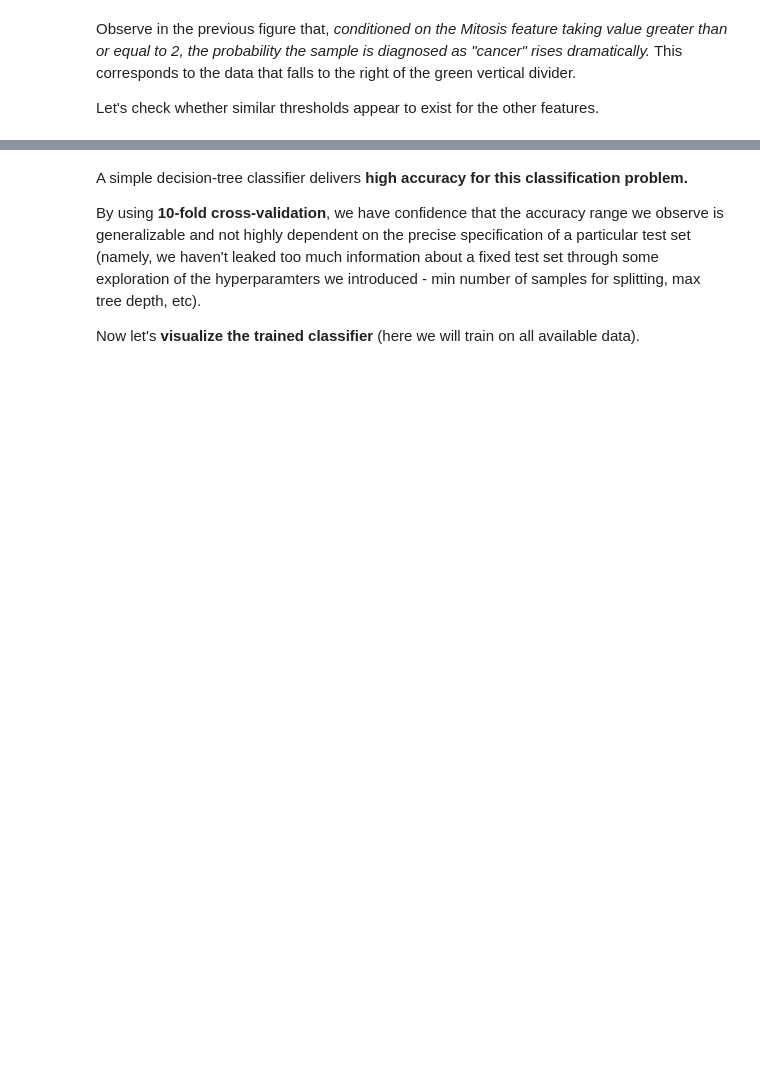
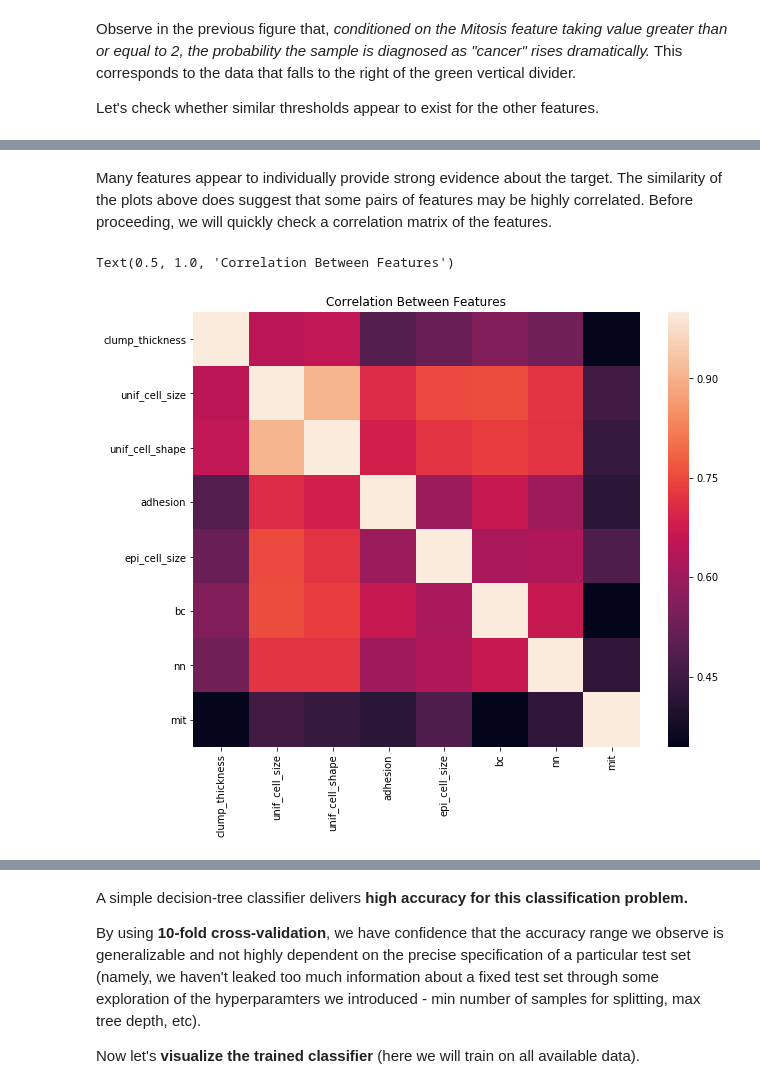
Before and after one commit to gwenspencer/Data_Challenges, a Jupyter notebook: Data Challenge 1/Data Challenge 1 EDA.ipynb, the cells around one changed output, grey strips where cells are left out. Drawn from its saved outputs; the diff is of its cells as text; code cells hidden in the pictures; blank space fills up the shorter version.

```diff
--- a/Data Challenge 1/Data Challenge 1 EDA.ipynb
+++ b/Data Challenge 1/Data Challenge 1 EDA.ipynb
@@ -174,6 +185,23 @@ for index in list(range(len(breast_cancer))):
     natural_labels.append(int((breast_cancer['class'][index]-2)/2))
 
 breast_cancer['target'] = natural_labels
+# %% [markdown]
+Many features appear to individually provide strong evidence about the target. The similarity of the plots above does suggest that some pairs of features may be highly correlated. Before proceeding, we will quickly check a correlation matrix of the features.
+# %%
+import seaborn as sns
+
+features_breast_cancer = breast_cancer[['clump_thickness', 'unif_cell_size','unif_cell_shape', 'adhesion', 'epi_cell_size','bc','nn','mit']]
+
+plt.rcParams["figure.figsize"] = (10,8)
+corr = features_breast_cancer.corr()
+sns.heatmap(corr,
+            xticklabels=corr.columns.values,
+            yticklabels=corr.columns.values)
+
+plt.title('Correlation Between Features')
+# %% [output]
+Text(0.5, 1.0, 'Correlation Between Features')
+[figure, added]
 # %% [markdown]
 ## Fitting a Model: Simple Decision Tree
 
```
Also changed, not shown: parts of 16 cells of this notebook.
